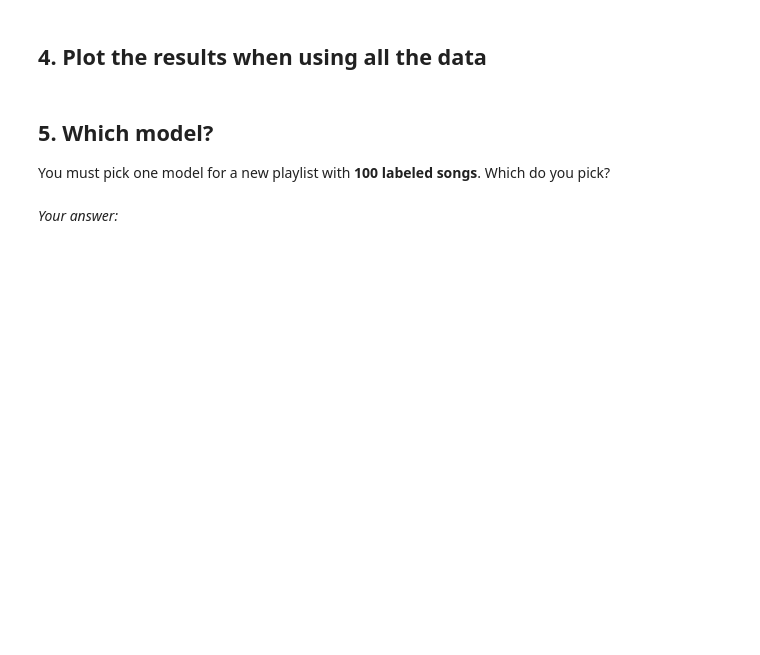
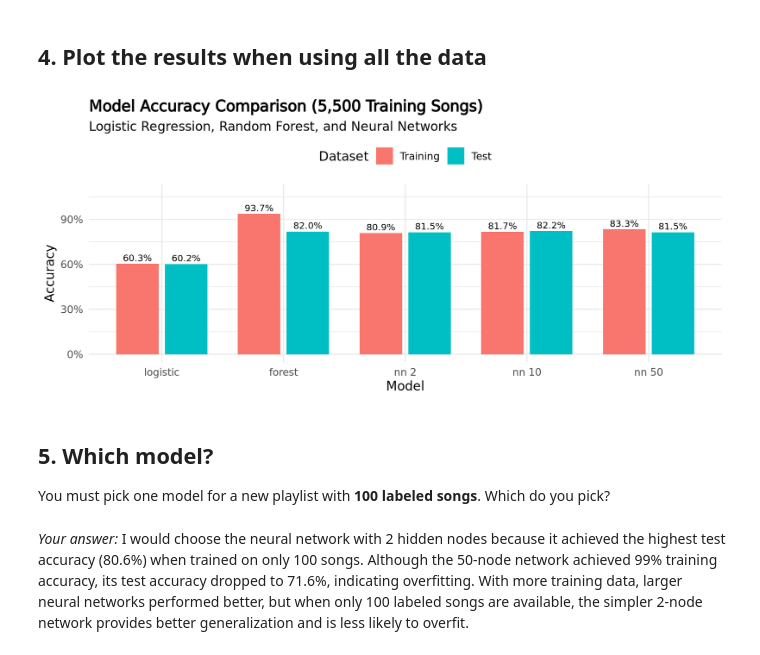
Before and after one commit to TigerTeng1024/codespace, a Jupyter notebook: exercises/16-nn-exercise.ipynb, the cells around one changed output. Saved outputs shown, nothing was run; the diff lists cells and outputs as text; code cells hidden in the pictures; blank space fills up the shorter version.

```diff
--- a/exercises/16-nn-exercise.ipynb
+++ b/exercises/16-nn-exercise.ipynb
@@ -117,9 +208,53 @@ Run `compare_models()` again, with all of `train` (about 5,500 songs).
 ## 4. Plot the results when using all the data
 # %%
 # Chart code goes here
+results_full |>
+  pivot_longer(
+    cols = c(train_accuracy, test_accuracy),
+    names_to = "dataset",
+    values_to = "accuracy"
+  ) |>
+  mutate(
+    dataset = factor(
+      dataset,
+      levels = c("train_accuracy", "test_accuracy"),
+      labels = c("Training", "Test")
+    ),
+    model = factor(
+      model,
+      levels = c("logistic", "forest", "nn 2", "nn 10", "nn 50")
+    )
+  ) |>
+  ggplot(aes(x = model, y = accuracy, fill = dataset)) +
+  geom_col(position = position_dodge(width = 0.8), width = 0.7) +
+  geom_text(
+    aes(label = scales::percent(accuracy, accuracy = 0.1)),
+    position = position_dodge(width = 0.8),
+    vjust = -0.4,
+    size = 3
+  ) +
+  scale_y_continuous(
+    limits = c(0, 1.08),
+    labels = scales::percent
+  ) +
+  labs(
+    title = "Model Accuracy Comparison (5,500 Training Songs)",
+    subtitle = "Logistic Regression, Random Forest, and Neural Networks",
+    x = "Model",
+    y = "Accuracy",
+    fill = "Dataset"
+  ) +
+  theme_minimal(base_size = 12) +
+  theme(
+    plot.title = element_text(face = "bold"),
+    legend.position = "top"
+  )
+# %% [output]
+[figure, added]
 # %% [markdown]
 ## 5. Which model?
 
 You must pick one model for a new playlist with **100 labeled songs**. Which do you pick?
 # %% [markdown]
 *Your answer:*
+I would choose the neural network with 2 hidden nodes because it achieved the highest test accuracy (80.6%) when trained on only 100 songs. Although the 50-node network achieved 99% training accuracy, its test accuracy dropped to 71.6%, indicating overfitting. With more training data, larger neural networks performed better, but when only 100 labeled songs are available, the simpler 2-node network provides better generalization and is less likely to overfit.
```
Also changed, not shown: parts of 7 cells of this notebook, 1 other file.
